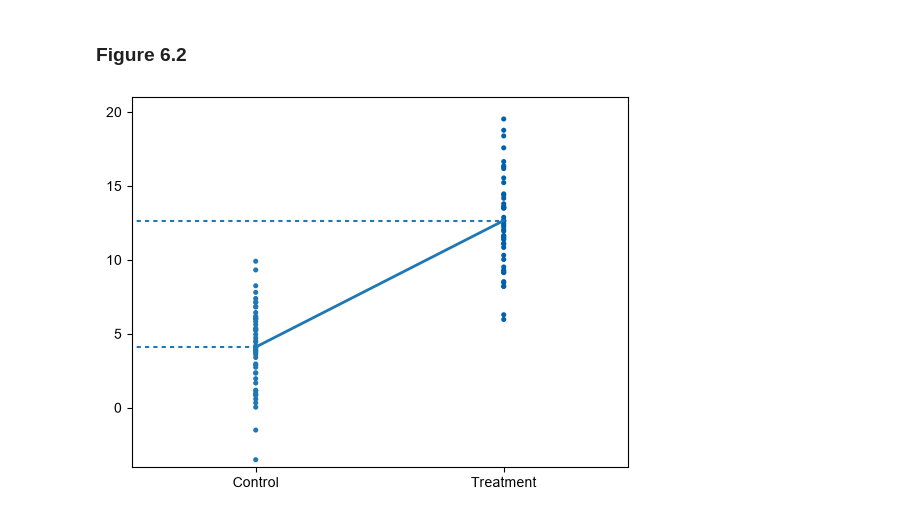
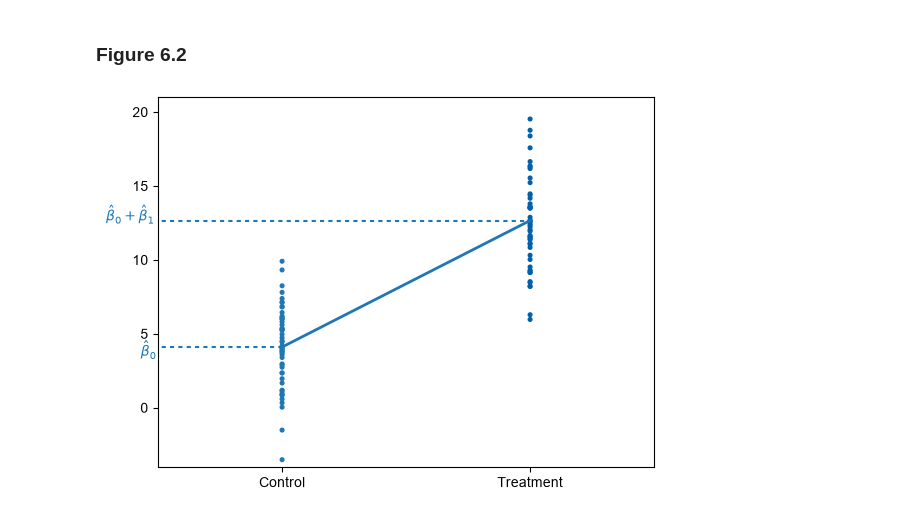
Before and after one commit to ani-research/Python-Companion-For-Real-Econometrics-by-M.Bailey, a Jupyter notebook: chapters/chapter06.ipynb, the cells around one changed output. Saved outputs shown, nothing was run; the diff lists cells and outputs as text; code cells hidden in the pictures.

Commit message:
Finished graphs of chapter 6

```diff
--- a/chapters/chapter06.ipynb
+++ b/chapters/chapter06.ipynb
@@ -19,29 +19,41 @@ plt.rcParams["font.family"] = "Arial"
 # %%
 example= pd.DataFrame({"X": np.concatenate([np.zeros(50),np.ones(50)]),
                        "Y": np.concatenate([np.random.normal(loc=4, scale=3, size=50), np.random.normal(loc=12, scale=3.5, size=50)])})
 np.random.seed(23)
 
 fig, ax= plt.subplots()
 
+# Because both the groups are colored a bit differently
 colors = np.where(example["X"] == 1, "#0060ac", "C0")
+#For 1 keep it #0060ac and for anything other than 1 set C0
+
+
 ax.scatter(example["X"], example["Y"], color=colors, s=7)
 
+
+# Changing ticks and fixing the distance between ticks
 ax.xaxis.set_major_locator(ticker.FixedLocator([0,1]))
+ax.xaxis.set_major_formatter(ticker.FixedFormatter(["Control","Treatment"]))
 ax.yaxis.set_major_locator(ticker.MultipleLocator(5))
+
 ax.set_ylim(-4,21)
 ax.set_xlim(xmin=-0.5, xmax=1.5)
-ax.xaxis.set_major_formatter(ticker.FixedFormatter(["Control","Treatment"]))
 
-# Mean Y for each X group
+
+# To draw the line between the averages
 
 mean0 = example.loc[example["X"] == 0, "Y"].mean()
 mean1 = example.loc[example["X"] == 1, "Y"].mean()
 
 # Connect the means
 ax.plot([0, 1], [mean0, mean1], color="C0", linewidth=2)
+
+#Labels
 ax.hlines(mean1, -4, 1, linestyles=(0,(2,2)), color="C0")
 ax.hlines(mean0, -4, 0, linestyles=(0,(2,2)), color="C0")
 
+ax.text(-0.71, mean1, r"$\hat{\beta}_0 + \hat{\beta}_1$", color="C0")
+ax.text(-0.57, mean0-0.6, r"$\hat{\beta}_0$", color="C0")
 plt.show()
 # %% [output]
-[figure, old version]
+[figure, new version]
```
Also changed, not shown: parts of 7 cells of this notebook.
